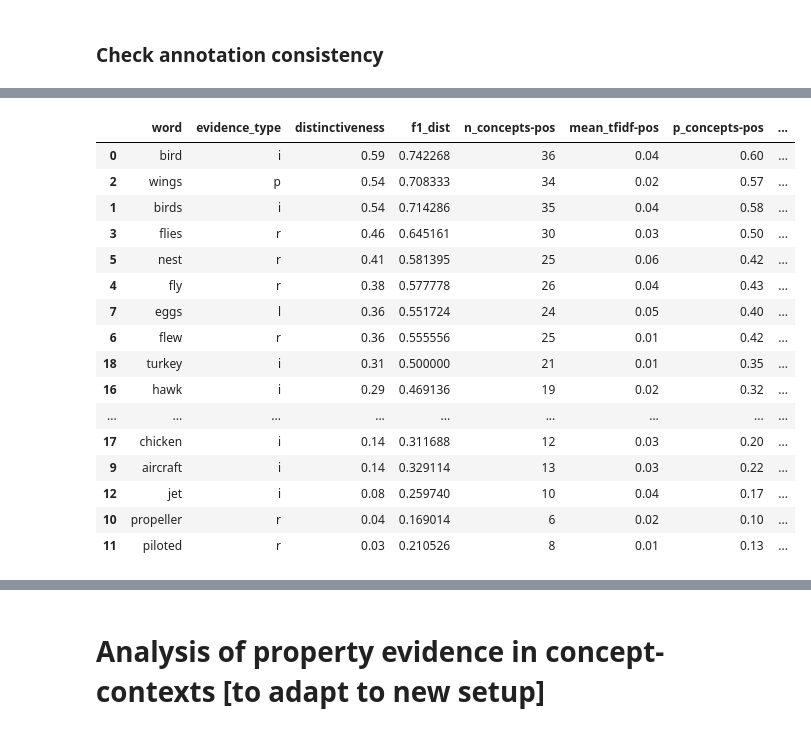
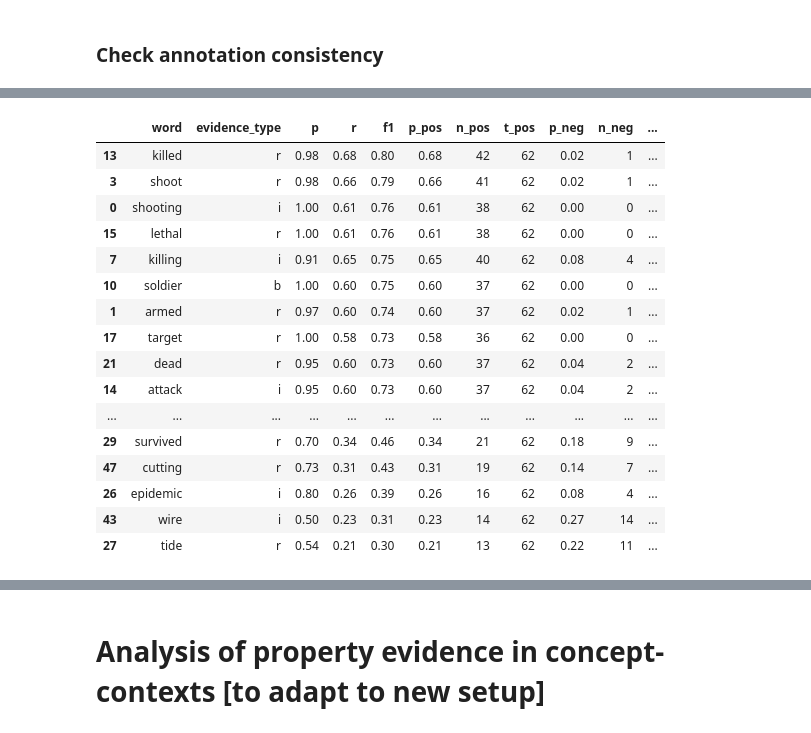
Before and after one commit to PiaSommerauer/corpus_diagnostics, a Jupyter notebook: scripts/Explore.ipynb, the cells around one changed output, grey strips where cells are left out. Cells and saved outputs as stored; diff of their text form; code cells hidden in the pictures.

```diff
--- a/scripts/Explore.ipynb
+++ b/scripts/Explore.ipynb
@@ -232,26 +300,26 @@ overview_table.sort_values('distinctiveness', ascending=False)
 # %%
-prop = 'wings'
-model = 'giga_full'
+prop = 'dangerous'
+model_name = 'giga_full'
 #evidence_words_total = get_evidence_words(prop, model)
-overview_table = pd.DataFrame(get_concept_evidence_counts(prop, model))
-overview_table.sort_values('distinctiveness', ascending=False)
+overview_table = pd.DataFrame(get_concept_evidence_counts(prop, model_name))
+overview_table.sort_values('f1', ascending=False).round(2)
 # %% [output]
-|  | word | evidence_type | distinctiveness | f1_dist | n_concepts-pos | mean_tfidf-pos | p_concepts-pos | ... |
-| 0 | bird | i | 0.59 | 0.742268 | 36 | 0.04 | 0.60 | ... |
-| 2 | wings | p | 0.54 | 0.708333 | 34 | 0.02 | 0.57 | ... |
-| 1 | birds | i | 0.54 | 0.714286 | 35 | 0.04 | 0.58 | ... |
-| 3 | flies | r | 0.46 | 0.645161 | 30 | 0.03 | 0.50 | ... |
-| 5 | nest | r | 0.41 | 0.581395 | 25 | 0.06 | 0.42 | ... |
-| 4 | fly | r | 0.38 | 0.577778 | 26 | 0.04 | 0.43 | ... |
-| 7 | eggs | l | 0.36 | 0.551724 | 24 | 0.05 | 0.40 | ... |
-| 6 | flew | r | 0.36 | 0.555556 | 25 | 0.01 | 0.42 | ... |
-| 18 | turkey | i | 0.31 | 0.500000 | 21 | 0.01 | 0.35 | ... |
-| 16 | hawk | i | 0.29 | 0.469136 | 19 | 0.02 | 0.32 | ... |
-| ... | ... | ... | ... | ... | ... | ... | ... | ... |
-| 17 | chicken | i | 0.14 | 0.311688 | 12 | 0.03 | 0.20 | ... |
-| 9 | aircraft | i | 0.14 | 0.329114 | 13 | 0.03 | 0.22 | ... |
-| 12 | jet | i | 0.08 | 0.259740 | 10 | 0.04 | 0.17 | ... |
-| 10 | propeller | r | 0.04 | 0.169014 | 6 | 0.02 | 0.10 | ... |
-| 11 | piloted | r | 0.03 | 0.210526 | 8 | 0.01 | 0.13 | ... |
+|  | word | evidence_type | p | r | f1 | p_pos | n_pos | t_pos | p_neg | n_neg | ... |
+| 13 | killed | r | 0.98 | 0.68 | 0.80 | 0.68 | 42 | 62 | 0.02 | 1 | ... |
+| 3 | shoot | r | 0.98 | 0.66 | 0.79 | 0.66 | 41 | 62 | 0.02 | 1 | ... |
+| 0 | shooting | i | 1.00 | 0.61 | 0.76 | 0.61 | 38 | 62 | 0.00 | 0 | ... |
+| 15 | lethal | r | 1.00 | 0.61 | 0.76 | 0.61 | 38 | 62 | 0.00 | 0 | ... |
+| 7 | killing | i | 0.91 | 0.65 | 0.75 | 0.65 | 40 | 62 | 0.08 | 4 | ... |
+| 10 | soldier | b | 1.00 | 0.60 | 0.75 | 0.60 | 37 | 62 | 0.00 | 0 | ... |
+| 1 | armed | r | 0.97 | 0.60 | 0.74 | 0.60 | 37 | 62 | 0.02 | 1 | ... |
+| 17 | target | r | 1.00 | 0.58 | 0.73 | 0.58 | 36 | 62 | 0.00 | 0 | ... |
+| 21 | dead | r | 0.95 | 0.60 | 0.73 | 0.60 | 37 | 62 | 0.04 | 2 | ... |
+| 14 | attack | i | 0.95 | 0.60 | 0.73 | 0.60 | 37 | 62 | 0.04 | 2 | ... |
+| ... | ... | ... | ... | ... | ... | ... | ... | ... | ... | ... | ... |
+| 29 | survived | r | 0.70 | 0.34 | 0.46 | 0.34 | 21 | 62 | 0.18 | 9 | ... |
+| 47 | cutting | r | 0.73 | 0.31 | 0.43 | 0.31 | 19 | 62 | 0.14 | 7 | ... |
+| 26 | epidemic | i | 0.80 | 0.26 | 0.39 | 0.26 | 16 | 62 | 0.08 | 4 | ... |
+| 43 | wire | i | 0.50 | 0.23 | 0.31 | 0.23 | 14 | 62 | 0.27 | 14 | ... |
+| 27 | tide | r | 0.54 | 0.21 | 0.30 | 0.21 | 13 | 62 | 0.22 | 11 | ... |
 # %%
 prop = 'female'
```
Also changed, not shown: parts of 71 cells of this notebook, 3 other files.
